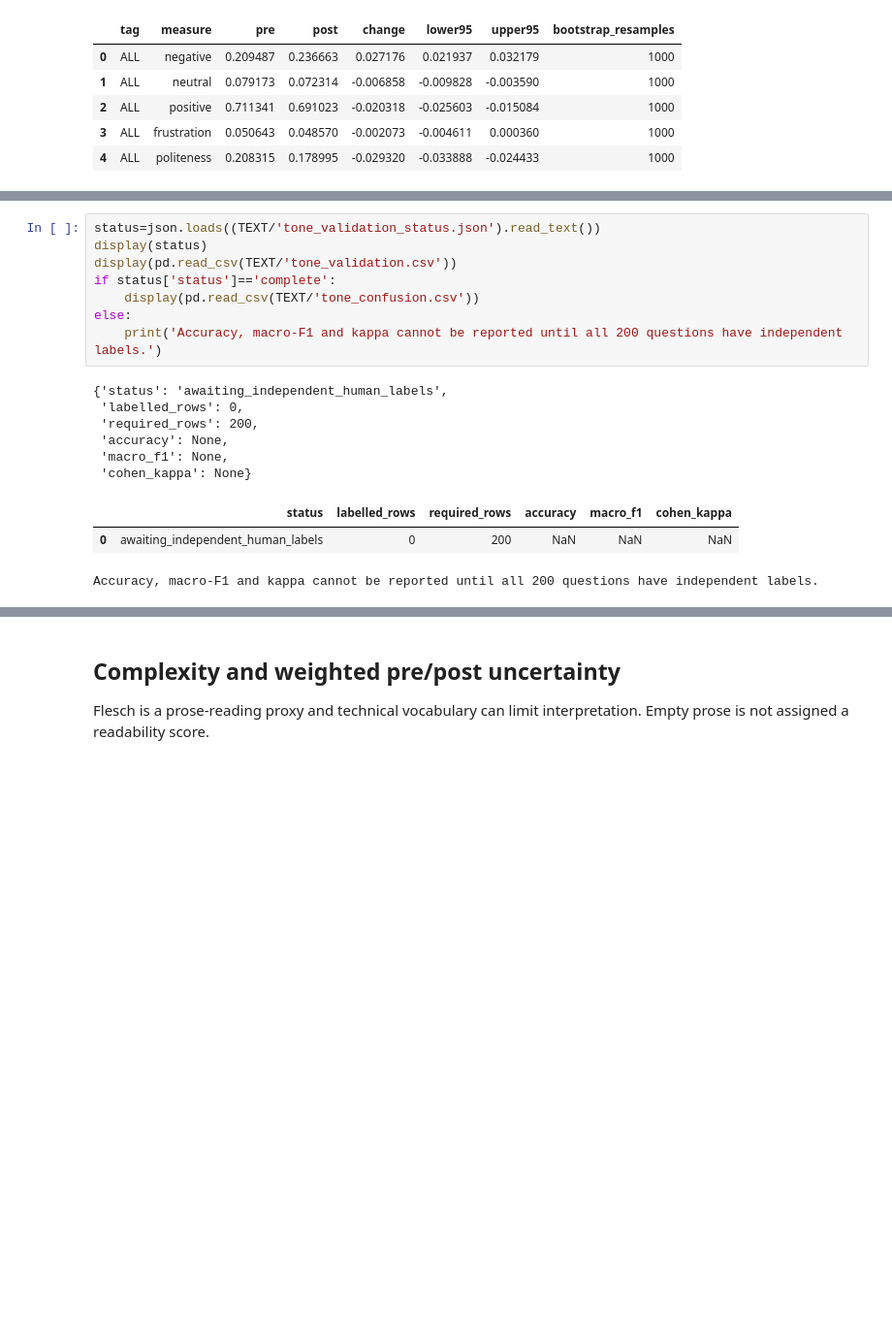
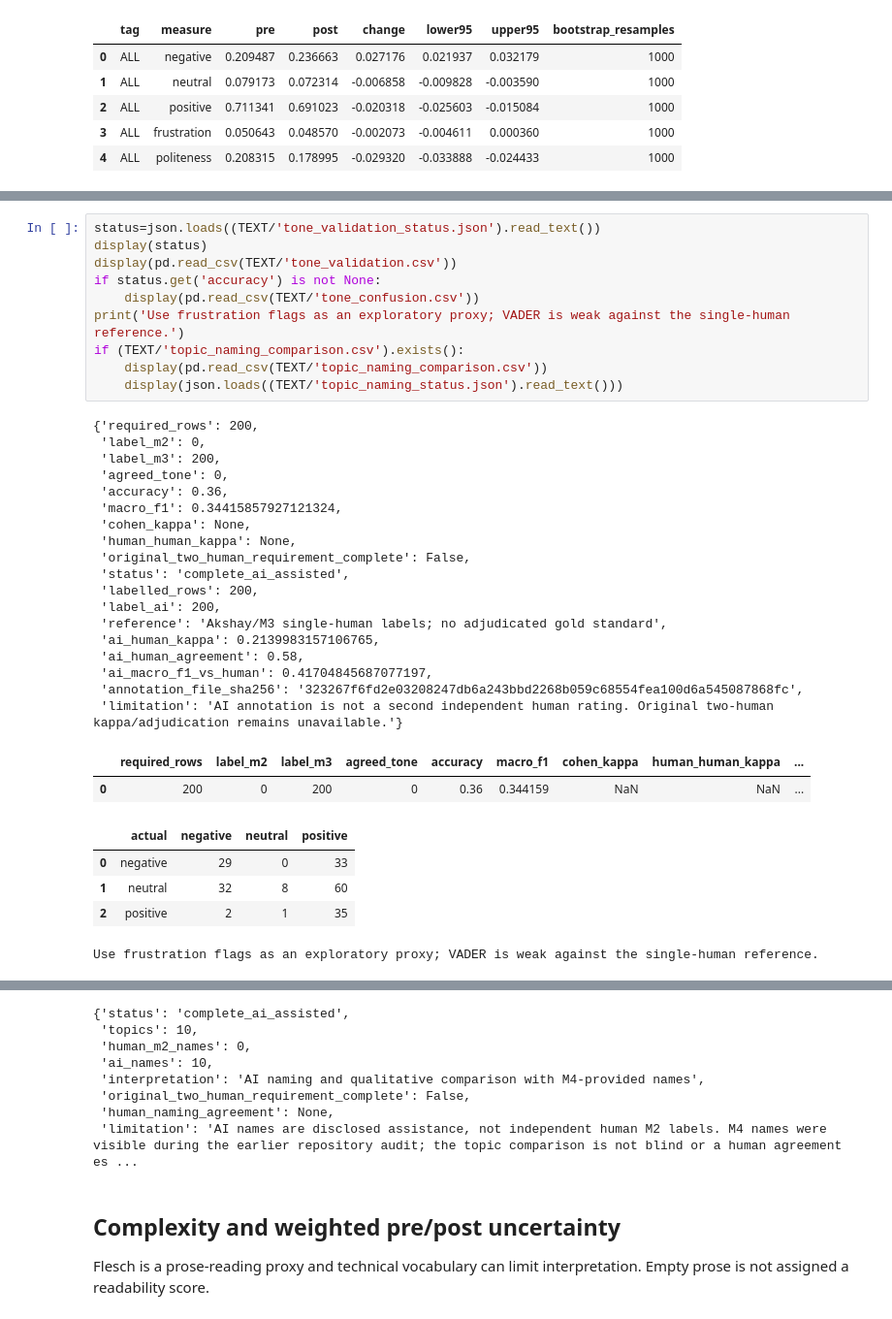
Before and after one commit to Abhinav-Gopalakrishnan/stackoverflow-ai-era, a Jupyter notebook: notebooks/08_text_mining.ipynb, the cells around one changed output, grey strips where cells are left out. Shown at 97% size. Saved outputs shown, nothing was run; the diff lists cells and outputs as text; blank space fills up the shorter version.

Commit message:
#126 add transparent AI tone and topic validation results

```diff
--- a/notebooks/08_text_mining.ipynb
+++ b/notebooks/08_text_mining.ipynb
@@ -100,18 +100,36 @@ Two humans label negative/neutral/positive independently, then agree on final la
 # %%
 status=json.loads((TEXT/'tone_validation_status.json').read_text())
 display(status)
 display(pd.read_csv(TEXT/'tone_validation.csv'))
-if status['status']=='complete':
+if status.get('accuracy') is not None:
     display(pd.read_csv(TEXT/'tone_confusion.csv'))
-else:
-    print('Accuracy, macro-F1 and kappa cannot be reported until all 200 questions have independent labels.')
+print('Use frustration flags as an exploratory proxy; VADER is weak against the single-human reference.')
+if (TEXT/'topic_naming_comparison.csv').exists():
+    display(pd.read_csv(TEXT/'topic_naming_comparison.csv'))
+    display(json.loads((TEXT/'topic_naming_status.json').read_text()))
 # %% [output]
-{'status': 'awaiting_independent_human_labels',
- 'labelled_rows': 0,
- 'required_rows': 200,
- 'accuracy': None,
- 'macro_f1': None,
- 'cohen_kappa': None}
+{'required_rows': 200,
+ 'label_m2': 0,
+ 'label_m3': 200,
+ 'agreed_tone': 0,
+ 'accuracy': 0.36,
+ 'macro_f1': 0.34415857927121324,
+ 'cohen_kappa': None,
+ 'human_human_kappa': None,
+ 'original_two_human_requirement_complete': False,
+ 'status': 'complete_ai_assisted',
+ 'labelled_rows': 200,
+ 'label_ai': 200,
+ 'reference': 'Akshay/M3 single-human labels; no adjudicated gold standard',
+ 'ai_human_kappa': 0.2139983157106765,
+ 'ai_human_agreement': 0.58,
+ 'ai_macro_f1_vs_human': 0.41704845687077197,
+ 'annotation_file_sha256': '323267f6fd2e03208247db6a243bbd2268b059c68554fea100d6a545087868fc',
+ 'limitation': 'AI annotation is not a second independent human rating. Original two-human kappa/adjudication remains unavailable.'}
-|  | status | labelled_rows | required_rows | accuracy | macro_f1 | cohen_kappa |
-| 0 | awaiting_independent_human_labels | 0 | 200 | NaN | NaN | NaN |
+|  | required_rows | label_m2 | label_m3 | agreed_tone | accuracy | macro_f1 | cohen_kappa | human_human_kappa | ... |
+| 0 | 200 | 0 | 200 | 0 | 0.36 | 0.344159 | NaN | NaN | ... |
+|  | actual | negative | neutral | positive |
+| 0 | negative | 29 | 0 | 33 |
+| 1 | neutral | 32 | 8 | 60 |
+| 2 | positive | 2 | 1 | 35 |
-Accuracy, macro-F1 and kappa cannot be reported until all 200 questions have independent labels.
+Use frustration flags as an exploratory proxy; VADER is weak against the single-human reference.
@@ -118,3 +147,11 @@ Accuracy, macro-F1 and kappa cannot be reported until all 200 questions have ind
+{'status': 'complete_ai_assisted',
+ 'topics': 10,
+ 'human_m2_names': 0,
+ 'ai_names': 10,
+ 'interpretation': 'AI naming and qualitative comparison with M4-provided names',
+ 'original_two_human_requirement_complete': False,
+ 'human_naming_agreement': None,
+ 'limitation': 'AI names are disclosed assistance, not independent human M2 labels. M4 names were visible during the earlier repository audit; the topic comparison is not blind or a human agreement es ...
 # %% [markdown]
 ## Complexity and weighted pre/post uncertainty
 Flesch is a prose-reading proxy and technical vocabulary can limit interpretation. Empty prose is not assigned a readability score.
```
Also changed, not shown: parts of 19 cells of this notebook, 29 other files.
